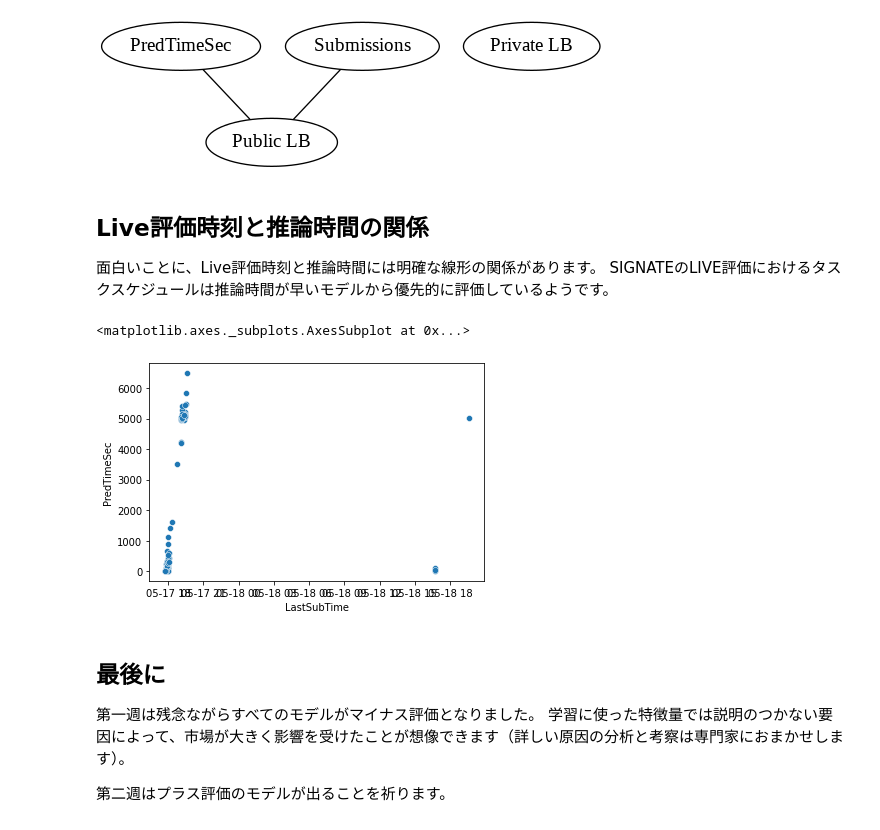
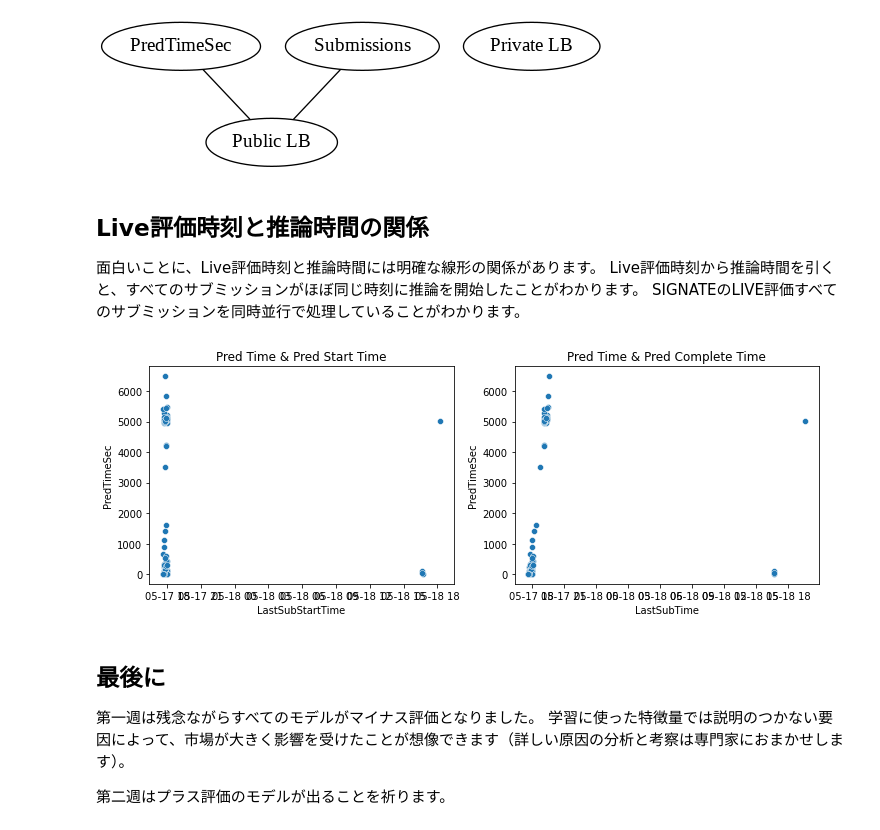
Before and after one commit to bilzard/JQuants-news, a Jupyter notebook: Ex01_JQuants_news_evaluation_1st_week.ipynb, the cells around one changed output. Drawn from its saved outputs; the diff is of its cells as text; code cells hidden in the pictures.

```diff
--- a/Ex01_JQuants_news_evaluation_1st_week.ipynb
+++ b/Ex01_JQuants_news_evaluation_1st_week.ipynb
@@ -231,12 +231,19 @@ draw_graph(pg.pcorr(df), threshold)
 ## Live評価時刻と推論時間の関係
 
 面白いことに、Live評価時刻と推論時間には明確な線形の関係があります。
-SIGNATEのLIVE評価におけるタスクスケジュールは推論時間が早いモデルから優先的に評価しているようです。
+Live評価時刻から推論時間を引くと、すべてのサブミッションがほぼ同じ時刻に推論を開始したことがわかります。
+SIGNATEのLIVE評価すべてのサブミッションを同時並行で処理していることがわかります。
-# %%
-sns.scatterplot('LastSubTime', 'PredTimeSec', data=lb_df)
-# %% [output]
-<matplotlib.axes._subplots.AxesSubplot at 0x...>
-[figure, removed]
+# %%
+fig, ax = plt.subplots(1, 2, figsize=(12, 4))
+lb_df['LastSubStartTime'] = lb_df['LastSubTime'] - lb_df['PredTimeSec'].apply(lambda x: pd.Timedelta(f'{x} sec'))
+
+sns.scatterplot('LastSubStartTime', 'PredTimeSec', data=lb_df, ax=ax[0])
+sns.scatterplot('LastSubTime', 'PredTimeSec', data=lb_df, ax=ax[1])
+
+ax[1].title.set_text('Pred Time & Pred Complete Time')
+ax[0].title.set_text('Pred Time & Pred Start Time')
+# %% [output]
+[figure, added]
 # %% [markdown]
 ## 最後に
 
```
